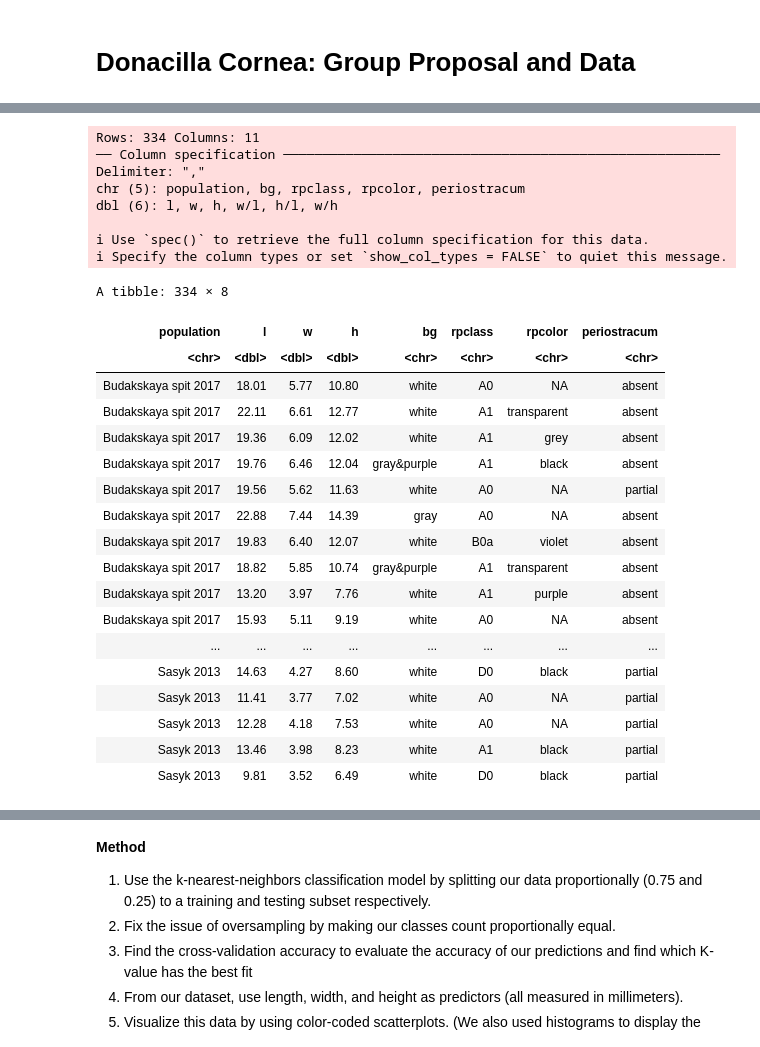
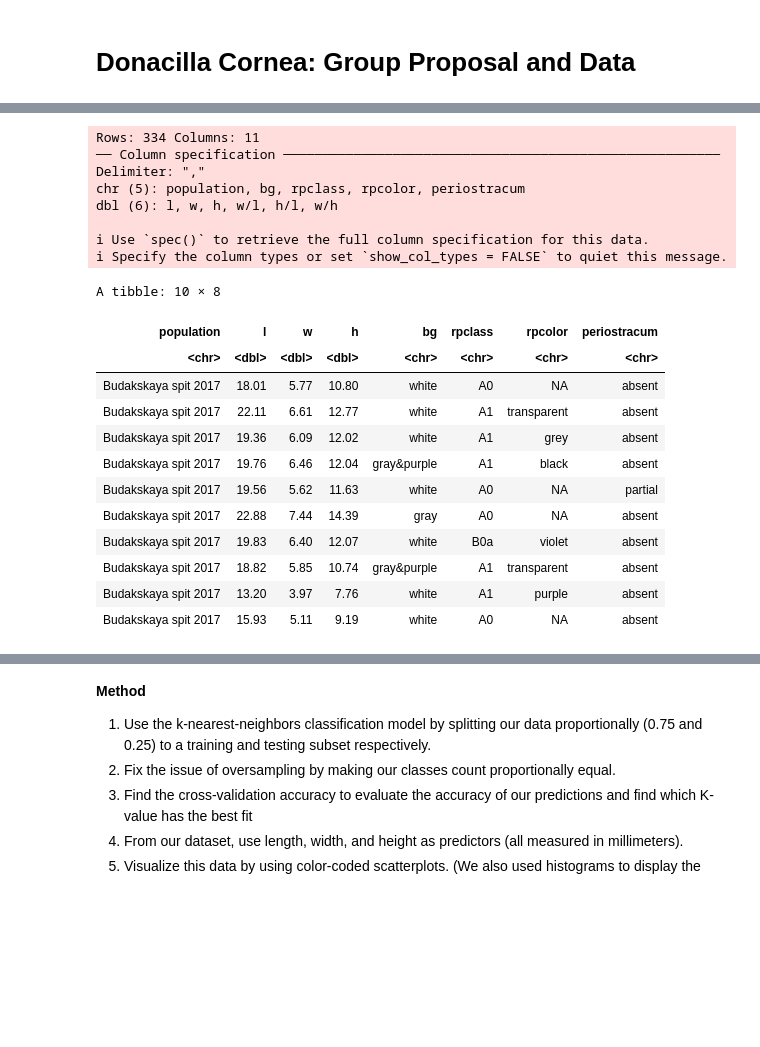
Before and after one commit to rhe9598/dsci_group_project, a Jupyter notebook: Dcornea.ipynb, the cells around one changed output, grey strips where cells are left out. Saved outputs shown, nothing was run; the diff lists cells and outputs as text; code cells hidden in the pictures; blank space fills up the shorter version.

```diff
--- a/Dcornea.ipynb
+++ b/Dcornea.ipynb
@@ -56,40 +56,34 @@ library(tidymodels)
 # %%
 #read the shell data from the web into r
 url <- "https://raw.githubusercontent.com/rhe9598/dsci_group_project/main/Donacilla.csv"
 shelldata <- read_csv(url)
 
 #make the data tidy by removing ratio columns
 shellfilterdata <- shelldata |>
 select(population:h, bg:periostracum)
-shellfilterdata
+head(shellfilterdata,10)
 # %% [output]
 Rows: 334 Columns: 11
 ── Column specification ────────────────────────────────────────────────────────
 Delimiter: ","
 chr (5): population, bg, rpclass, rpcolor, periostracum
 dbl (6): l, w, h, w/l, h/l, w/h
 
 ℹ Use `spec()` to retrieve the full column specification for this data.
 ℹ Specify the column types or set `show_col_types = FALSE` to quiet this message.
-A tibble: 334 × 8
+A tibble: 10 × 8
 | population | l | w | h | bg | rpclass | rpcolor | periostracum |
 | <chr> | <dbl> | <dbl> | <dbl> | <chr> | <chr> | <chr> | <chr> |
 | Budakskaya spit 2017 | 18.01 | 5.77 | 10.80 | white | A0 | NA | absent |
 | Budakskaya spit 2017 | 22.11 | 6.61 | 12.77 | white | A1 | transparent | absent |
 | Budakskaya spit 2017 | 19.36 | 6.09 | 12.02 | white | A1 | grey | absent |
 | Budakskaya spit 2017 | 19.76 | 6.46 | 12.04 | gray&purple | A1 | black | absent |
 | Budakskaya spit 2017 | 19.56 | 5.62 | 11.63 | white | A0 | NA | partial |
 | Budakskaya spit 2017 | 22.88 | 7.44 | 14.39 | gray | A0 | NA | absent |
 | Budakskaya spit 2017 | 19.83 | 6.40 | 12.07 | white | B0a | violet | absent |
 | Budakskaya spit 2017 | 18.82 | 5.85 | 10.74 | gray&purple | A1 | transparent | absent |
 | Budakskaya spit 2017 | 13.20 | 3.97 | 7.76 | white | A1 | purple | absent |
 | Budakskaya spit 2017 | 15.93 | 5.11 | 9.19 | white | A0 | NA | absent |
-| ... | ... | ... | ... | ... | ... | ... | ... |
-| Sasyk 2013 | 14.63 | 4.27 | 8.60 | white | D0 | black | partial |
-| Sasyk 2013 | 11.41 | 3.77 | 7.02 | white | A0 | NA | partial |
-| Sasyk 2013 | 12.28 | 4.18 | 7.53 | white | A0 | NA | partial |
-| Sasyk 2013 | 13.46 | 3.98 | 8.23 | white | A1 | black | partial |
-| Sasyk 2013 | 9.81 | 3.52 | 6.49 | white | D0 | black | partial |
 # %%
 #split the data into testing and training
 shell_split <- initial_split(shellfilterdata, prop = 0.75, strata = rpclass)
```
Also changed, not shown: parts of 5 cells of this notebook.
